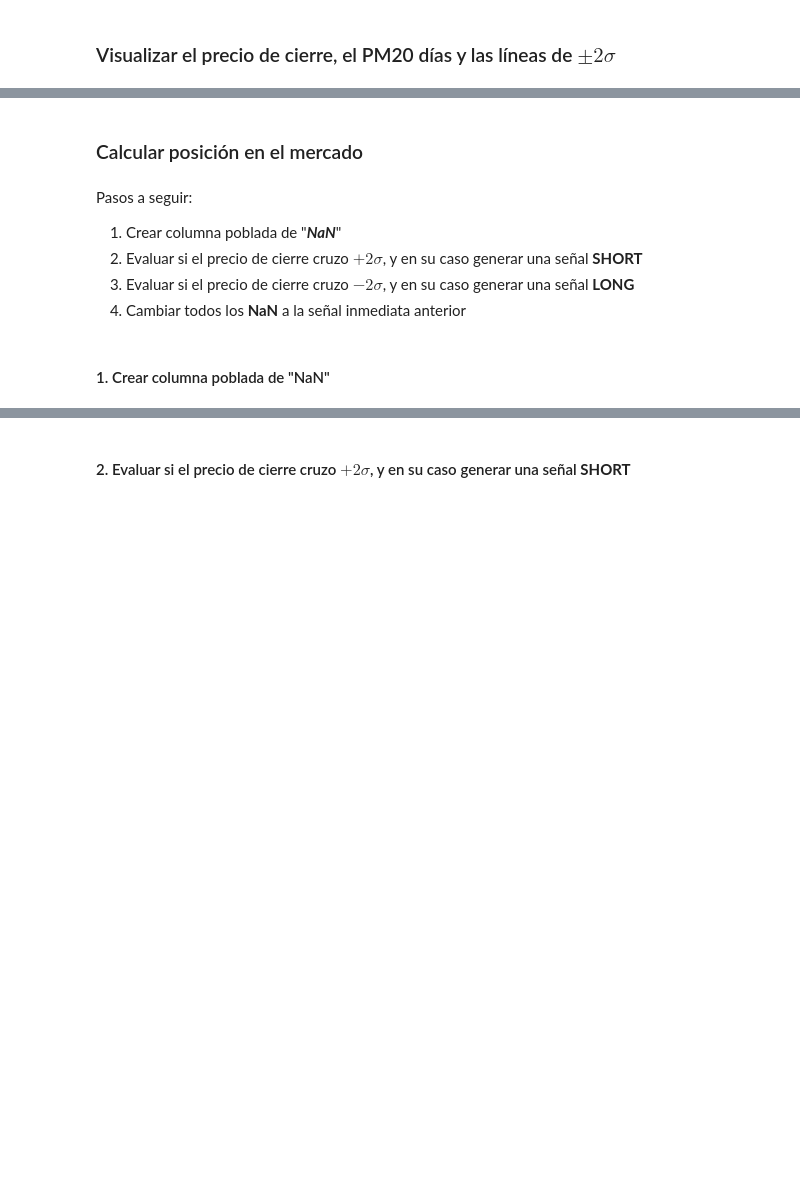
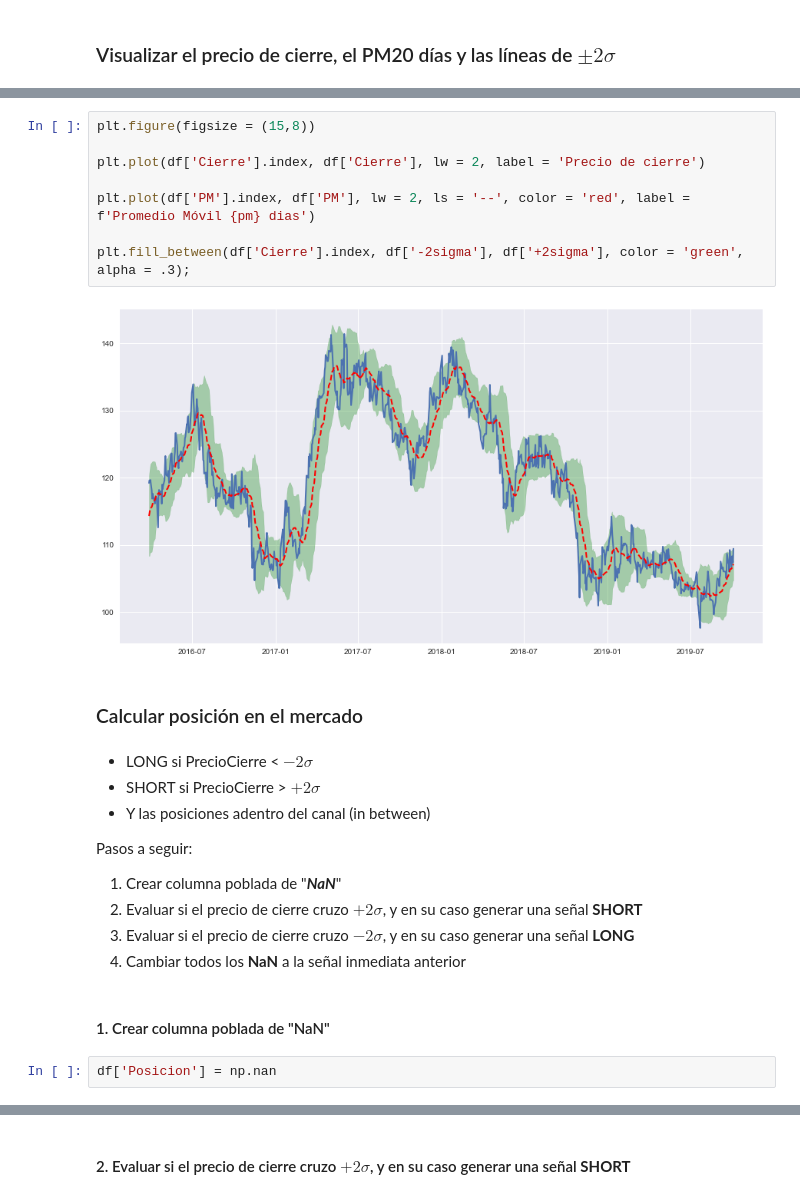
Before and after one commit to carlosdeoncedos/analisisdeinversion2021, a Jupyter notebook: Codigo/20211116Clase10.ipynb, the cells around one changed output, grey strips where cells are left out. Cells and saved outputs as stored; diff of their text form; blank space fills up the shorter version.

```diff
--- a/Codigo/20211116Clase10.ipynb
+++ b/Codigo/20211116Clase10.ipynb
@@ -92,6 +181,20 @@ La estrategia más básica es comprar cuando el mercado está subvaluado y vende
+# %%
+plt.figure(figsize = (15,8))
+
+plt.plot(df['Cierre'].index, df['Cierre'], lw = 2, label = 'Precio de cierre')
+
+plt.plot(df['PM'].index, df['PM'], lw = 2, ls = '--', color = 'red', label = f'Promedio Móvil {pm} dias')
+
+plt.fill_between(df['Cierre'].index, df['-2sigma'], df['+2sigma'], color = 'green', alpha = .3);
+# %% [output]
+[figure, added]
 # %% [markdown]
 ### Calcular posición en el mercado
 # %% [markdown]
+* LONG si PrecioCierre < $-2\sigma$
+* SHORT si PrecioCierre > $+2\sigma$
+* Y las posiciones adentro del canal (in between)
+
 Pasos a seguir:
 1. Crear columna poblada de "**_NaN_**"
 1. Evaluar si el precio de cierre cruzo $+2\sigma$, y en su caso generar una señal **SHORT**
@@ -99,3 +202,5 @@ Pasos a seguir:
 1. Cambiar todos los **NaN** a la señal inmediata anterior
 # %% [markdown]
 #### 1. Crear columna poblada de "NaN"
+# %%
+df['Posicion'] = np.nan
```
Also changed, not shown: parts of 27 cells of this notebook.
